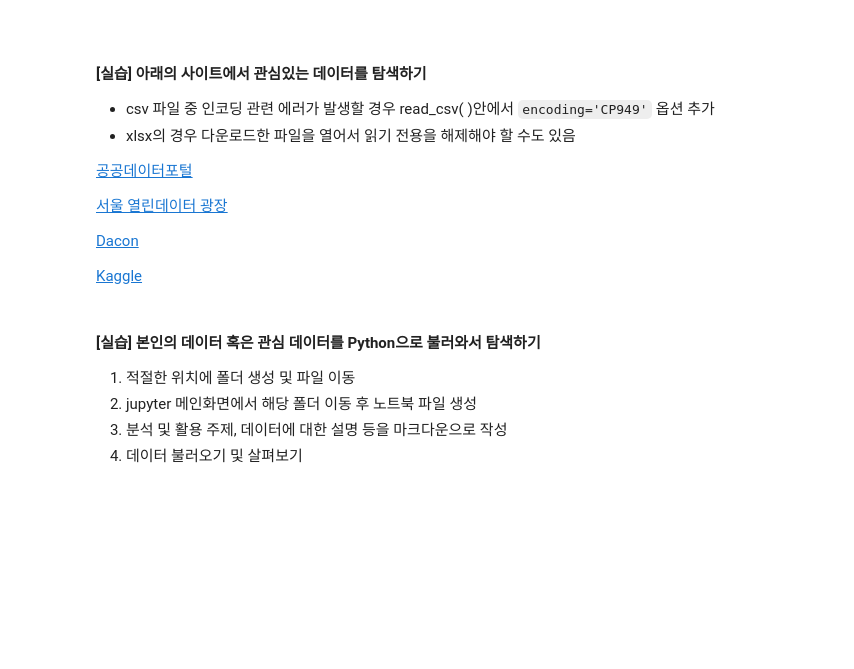
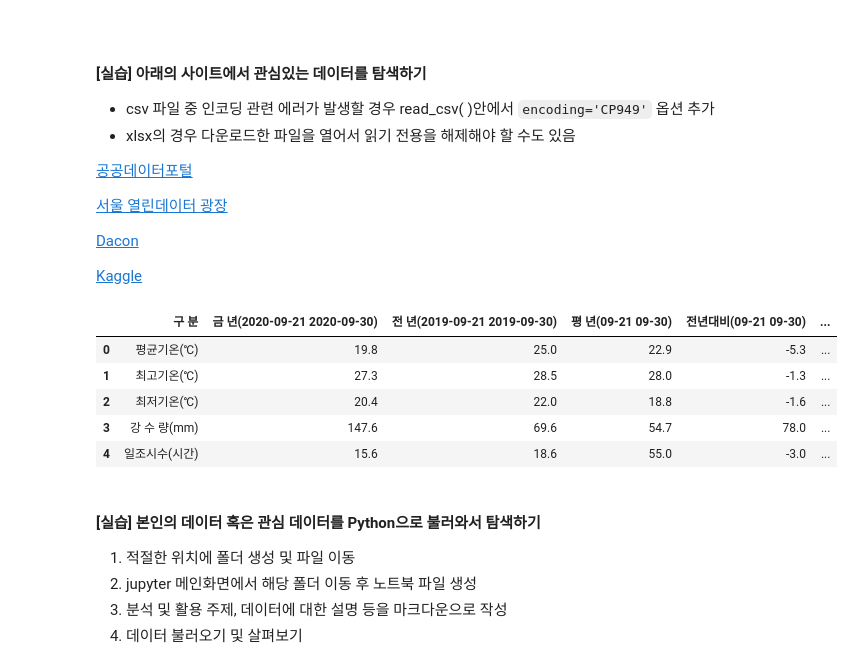
Before and after one commit to wseokyang/python_data_preprocess, a Jupyter notebook: Python실습/03_데이터 불러오기.ipynb, the cells around one changed output. Cells and saved outputs as stored; diff of their text form; code cells hidden in the pictures; blank space fills up the shorter version.

```diff
--- a/Python실습/03_데이터 불러오기.ipynb
+++ b/Python실습/03_데이터 불러오기.ipynb
@@ -156,6 +264,16 @@ sheet3
 [Dacon](https://dacon.io/)
 
 [Kaggle](https://www.kaggle.com/datasets)
+# %%
+data_test = pd.read_csv('data/충청북도_날씨 현황_20200930.csv')
+data_test
+# %% [output]
+|  | 구 분 | 금 년(2020-09-21 2020-09-30) | 전 년(2019-09-21 2019-09-30) | 평 년(09-21 09-30) | 전년대비(09-21 09-30) | ... |
+| 0 | 평균기온(℃) | 19.8 | 25.0 | 22.9 | -5.3 | ... |
+| 1 | 최고기온(℃) | 27.3 | 28.5 | 28.0 | -1.3 | ... |
+| 2 | 최저기온(℃) | 20.4 | 22.0 | 18.8 | -1.6 | ... |
+| 3 | 강 수 량(mm) | 147.6 | 69.6 | 54.7 | 78.0 | ... |
+| 4 | 일조시수(시간) | 15.6 | 18.6 | 55.0 | -3.0 | ... |
 # %% [markdown]
 #### [실습] 본인의 데이터 혹은 관심 데이터를 Python으로 불러와서 탐색하기
 
```
Also changed, not shown: parts of 25 cells of this notebook, 6 other files.
